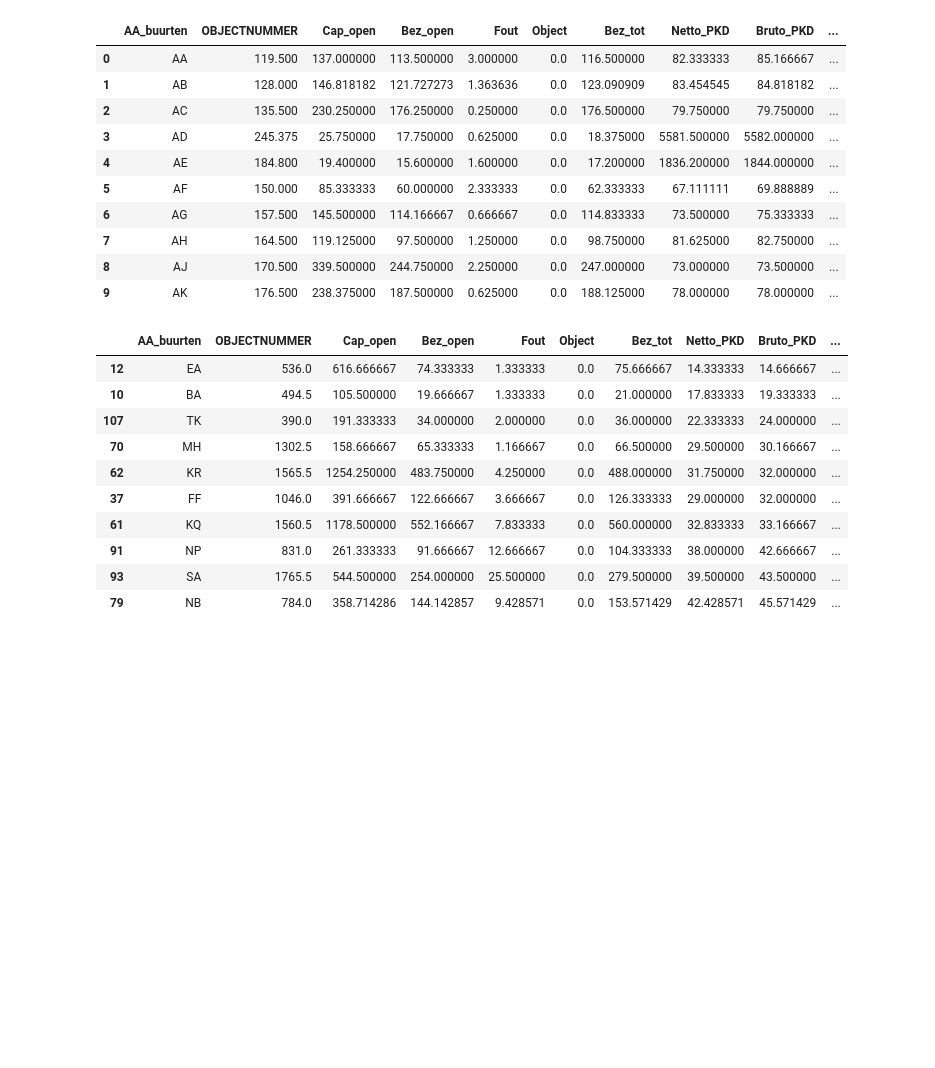
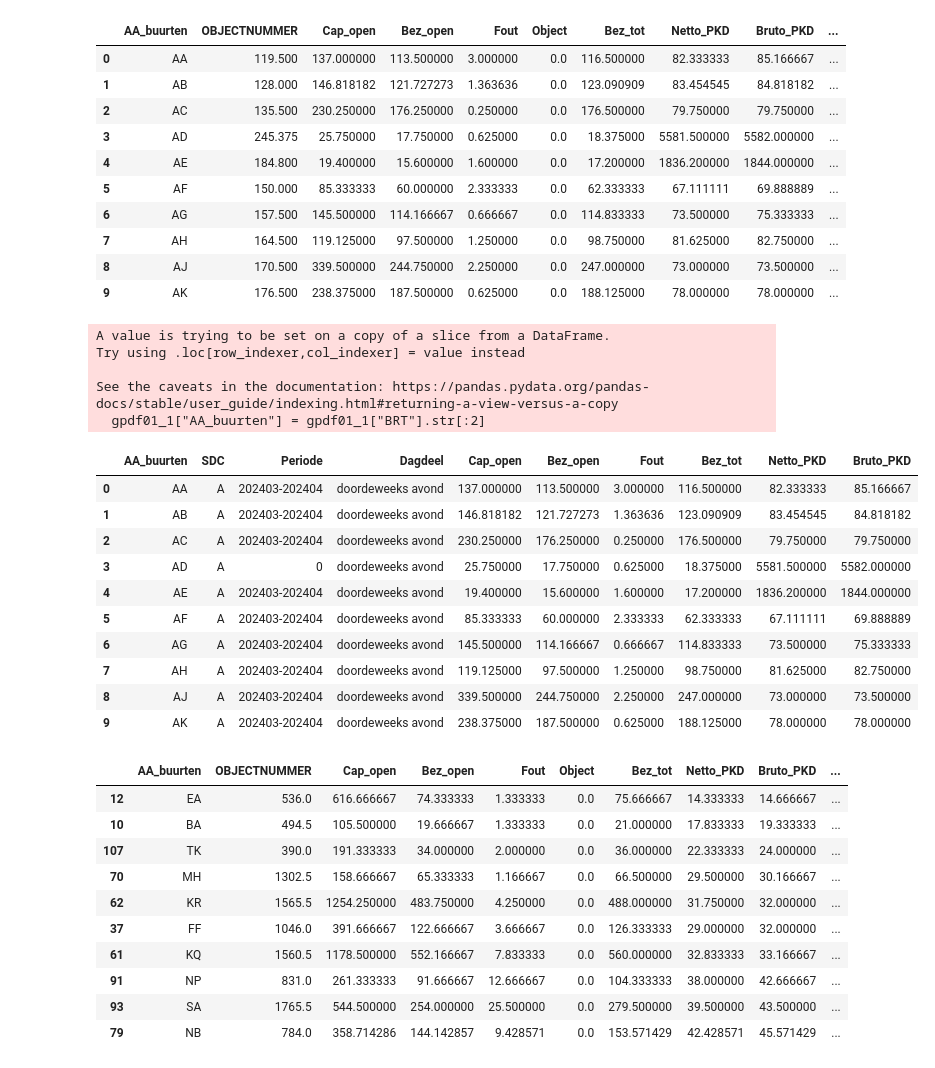
Before and after one commit to bram-villanueva/paper_project, a Jupyter notebook: test.ipynb, the cells around one changed output. Drawn from its saved outputs; the diff is of its cells as text; code cells hidden in the pictures; blank space fills up the shorter version.

```diff
--- a/test.ipynb
+++ b/test.ipynb
@@ -58,4 +58,39 @@ See the caveats in the documentation: https://pandas.pydata.org/pandas-docs/stab
 | 7 | AH | 164.500 | 119.125000 | 97.500000 | 1.250000 | 0.0 | 98.750000 | 81.625000 | 82.750000 | ... |
 | 8 | AJ | 170.500 | 339.500000 | 244.750000 | 2.250000 | 0.0 | 247.000000 | 73.000000 | 73.500000 | ... |
 | 9 | AK | 176.500 | 238.375000 | 187.500000 | 0.625000 | 0.0 | 188.125000 | 78.000000 | 78.000000 | ... |
+# %%
+gpdf01_1["AA_buurten"] = gpdf01_1["BRT"].str[:2]
+df_avg2 = (
+    gpdf01_1
+    .groupby("AA_buurten", as_index=False)
+    .agg({
+        'SDC': lambda x: x.mode().iloc[0] if not x.mode().empty else None,
+        'Periode': lambda x: x.mode().iloc[0] if not x.mode().empty else None,
+        'Dagdeel': lambda x: x.mode().iloc[0] if not x.mode().empty else None,
+        'Cap_open': 'mean',
+        'Bez_open': 'mean',
+        'Fout': 'mean',
+        'Bez_tot': 'mean',
+        'Netto_PKD': 'mean',
+        'Bruto_PKD': 'mean',
+    })
+)
+df_avg2.head(10)
+# %% [output]
+A value is trying to be set on a copy of a slice from a DataFrame.
+Try using .loc[row_indexer,col_indexer] = value instead
+
+See the caveats in the documentation: https://pandas.pydata.org/pandas-docs/stable/user_guide/indexing.html#returning-a-view-versus-a-copy
+  gpdf01_1["AA_buurten"] = gpdf01_1["BRT"].str[:2]
+|  | AA_buurten | SDC | Periode | Dagdeel | Cap_open | Bez_open | Fout | Bez_tot | Netto_PKD | Bruto_PKD |
+| 0 | AA | A | 202403-202404 | doordeweeks avond | 137.000000 | 113.500000 | 3.000000 | 116.500000 | 82.333333 | 85.166667 |
+| 1 | AB | A | 202403-202404 | doordeweeks avond | 146.818182 | 121.727273 | 1.363636 | 123.090909 | 83.454545 | 84.818182 |
+| 2 | AC | A | 202403-202404 | doordeweeks avond | 230.250000 | 176.250000 | 0.250000 | 176.500000 | 79.750000 | 79.750000 |
+| 3 | AD | A | 0 | doordeweeks avond | 25.750000 | 17.750000 | 0.625000 | 18.375000 | 5581.500000 | 5582.000000 |
+| 4 | AE | A | 202403-202404 | doordeweeks avond | 19.400000 | 15.600000 | 1.600000 | 17.200000 | 1836.200000 | 1844.000000 |
+| 5 | AF | A | 202403-202404 | doordeweeks avond | 85.333333 | 60.000000 | 2.333333 | 62.333333 | 67.111111 | 69.888889 |
+| 6 | AG | A | 202403-202404 | doordeweeks avond | 145.500000 | 114.166667 | 0.666667 | 114.833333 | 73.500000 | 75.333333 |
+| 7 | AH | A | 202403-202404 | doordeweeks avond | 119.125000 | 97.500000 | 1.250000 | 98.750000 | 81.625000 | 82.750000 |
+| 8 | AJ | A | 202403-202404 | doordeweeks avond | 339.500000 | 244.750000 | 2.250000 | 247.000000 | 73.000000 | 73.500000 |
+| 9 | AK | A | 202403-202404 | doordeweeks avond | 238.375000 | 187.500000 | 0.625000 | 188.125000 | 78.000000 | 78.000000 |
 # %%
```
Also changed, not shown: parts of 2 cells of this notebook.
